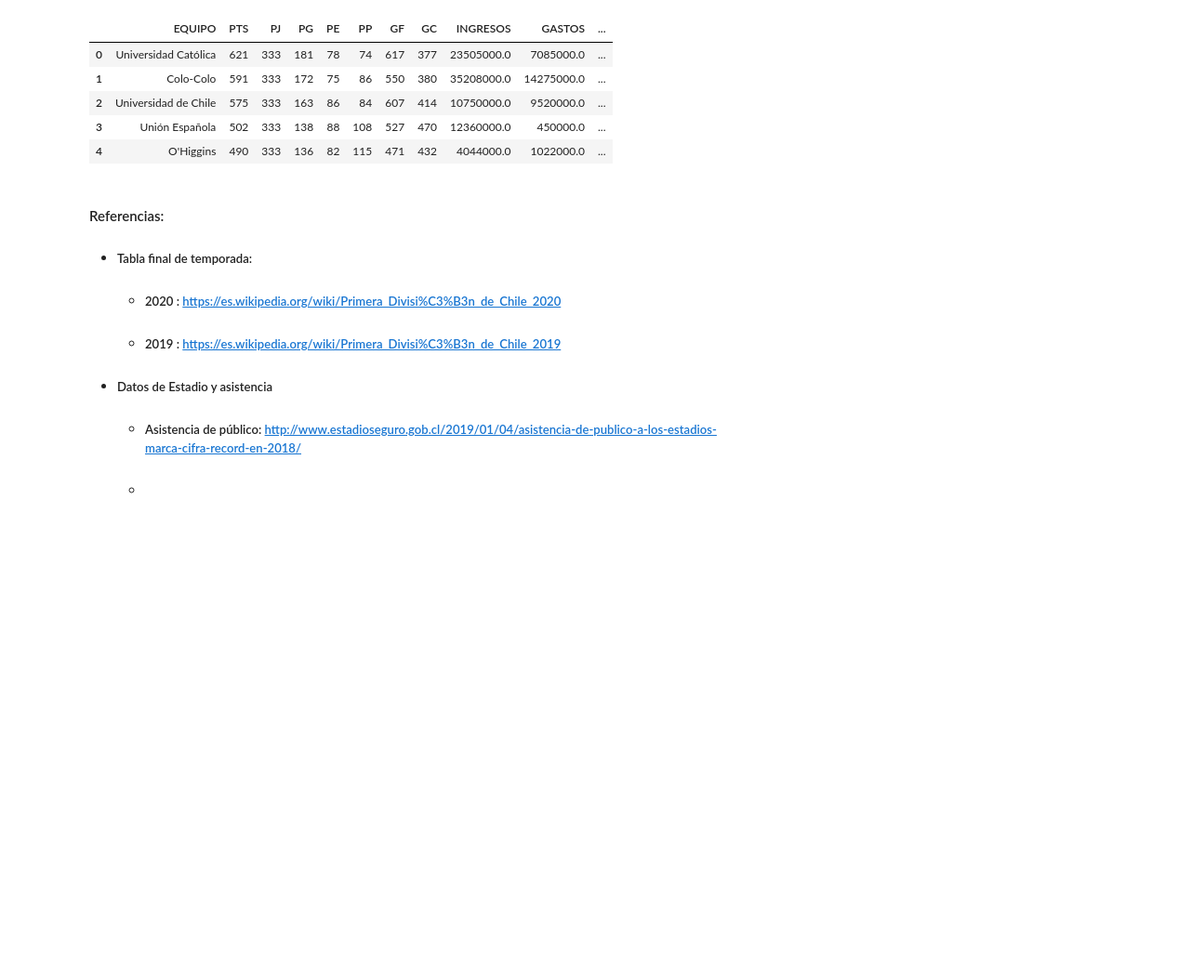
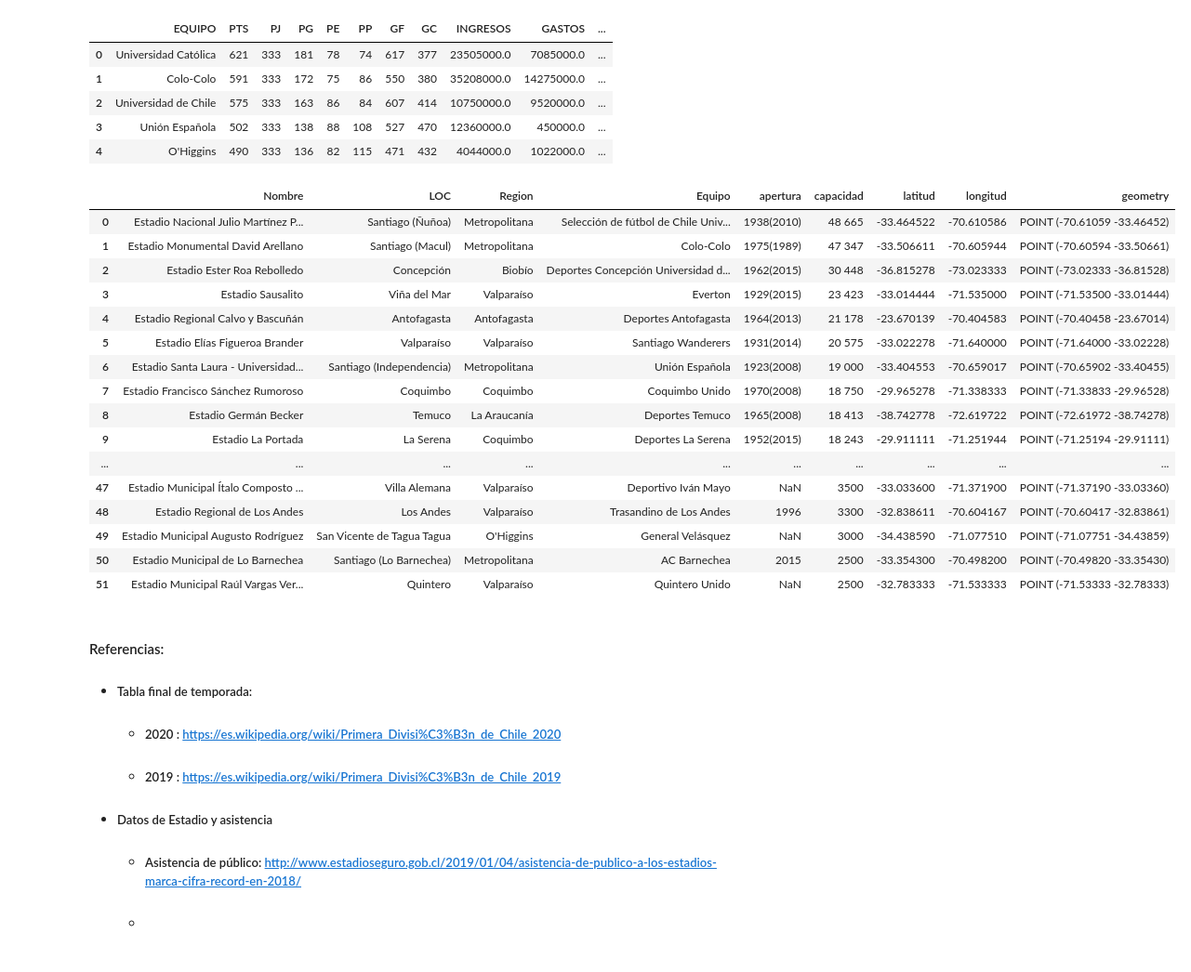
Before and after one commit to fmeza7/Proyecto_Cs_Datos_Grupo_1, a Jupyter notebook: Proyecto.ipynb, the cells around one changed output. Shown at 93% size. Cells and saved outputs as stored; diff of their text form; code cells hidden in the pictures; blank space fills up the shorter version.

Commit message:
estadios geometry

```diff
--- a/Proyecto.ipynb
+++ b/Proyecto.ipynb
@@ -682,6 +682,29 @@ xd.head()
 | 2 | Universidad de Chile | 575 | 333 | 163 | 86 | 84 | 607 | 414 | 10750000.0 | 9520000.0 | ... |
 | 3 | Unión Española | 502 | 333 | 138 | 88 | 108 | 527 | 470 | 12360000.0 | 450000.0 | ... |
 | 4 | O'Higgins | 490 | 333 | 136 | 82 | 115 | 471 | 432 | 4044000.0 | 1022000.0 | ... |
+# %%
+df_estadios = pd.read_csv('Estadios/csv_estadios.csv')
+df_estadios = df_estadios.drop(['N'], axis=1)
+gpd_estadios = gpd.GeoDataFrame(df_estadios, geometry= gpd.points_from_xy(df_estadios.longitud, df_estadios.latitud))
+gpd_estadios
+# %% [output]
+|  | Nombre | LOC | Region | Equipo | apertura | capacidad | latitud | longitud | geometry |
+| 0 | Estadio Nacional Julio Martínez P... | Santiago (Ñuñoa) | Metropolitana | Selección de fútbol de Chile Univ... | 1938(2010) | 48 665 | -33.464522 | -70.610586 | POINT (-70.61059 -33.46452) |
+| 1 | Estadio Monumental David Arellano | Santiago (Macul) | Metropolitana | Colo-Colo | 1975(1989) | 47 347 | -33.506611 | -70.605944 | POINT (-70.60594 -33.50661) |
+| 2 | Estadio Ester Roa Rebolledo | Concepción | Biobío | Deportes Concepción Universidad d... | 1962(2015) | 30 448 | -36.815278 | -73.023333 | POINT (-73.02333 -36.81528) |
+| 3 | Estadio Sausalito | Viña del Mar | Valparaíso | Everton | 1929(2015) | 23 423 | -33.014444 | -71.535000 | POINT (-71.53500 -33.01444) |
+| 4 | Estadio Regional Calvo y Bascuñán | Antofagasta | Antofagasta | Deportes Antofagasta | 1964(2013) | 21 178 | -23.670139 | -70.404583 | POINT (-70.40458 -23.67014) |
+| 5 | Estadio Elías Figueroa Brander | Valparaíso | Valparaíso | Santiago Wanderers | 1931(2014) | 20 575 | -33.022278 | -71.640000 | POINT (-71.64000 -33.02228) |
+| 6 | Estadio Santa Laura - Universidad... | Santiago (Independencia) | Metropolitana | Unión Española | 1923(2008) | 19 000 | -33.404553 | -70.659017 | POINT (-70.65902 -33.40455) |
+| 7 | Estadio Francisco Sánchez Rumoroso | Coquimbo | Coquimbo | Coquimbo Unido | 1970(2008) | 18 750 | -29.965278 | -71.338333 | POINT (-71.33833 -29.96528) |
+| 8 | Estadio Germán Becker | Temuco | La Araucanía | Deportes Temuco | 1965(2008) | 18 413 | -38.742778 | -72.619722 | POINT (-72.61972 -38.74278) |
+| 9 | Estadio La Portada | La Serena | Coquimbo | Deportes La Serena | 1952(2015) | 18 243 | -29.911111 | -71.251944 | POINT (-71.25194 -29.91111) |
+| ... | ... | ... | ... | ... | ... | ... | ... | ... | ... |
+| 47 | Estadio Municipal Ítalo Composto ... | Villa Alemana | Valparaíso | Deportivo Iván Mayo | NaN | 3500 | -33.033600 | -71.371900 | POINT (-71.37190 -33.03360) |
+| 48 | Estadio Regional de Los Andes | Los Andes | Valparaíso | Trasandino de Los Andes | 1996 | 3300 | -32.838611 | -70.604167 | POINT (-70.60417 -32.83861) |
+| 49 | Estadio Municipal Augusto Rodríguez | San Vicente de Tagua Tagua | O'Higgins | General Velásquez | NaN | 3000 | -34.438590 | -71.077510 | POINT (-71.07751 -34.43859) |
+| 50 | Estadio Municipal de Lo Barnechea | Santiago (Lo Barnechea) | Metropolitana | AC Barnechea | 2015 | 2500 | -33.354300 | -70.498200 | POINT (-70.49820 -33.35430) |
+| 51 | Estadio Municipal Raúl Vargas Ver... | Quintero | Valparaíso | Quintero Unido | NaN | 2500 | -32.783333 | -71.533333 | POINT (-71.53333 -32.78333) |
 # %% [markdown]
 #### Referencias:
 * ##### Tabla final de temporada:
```
